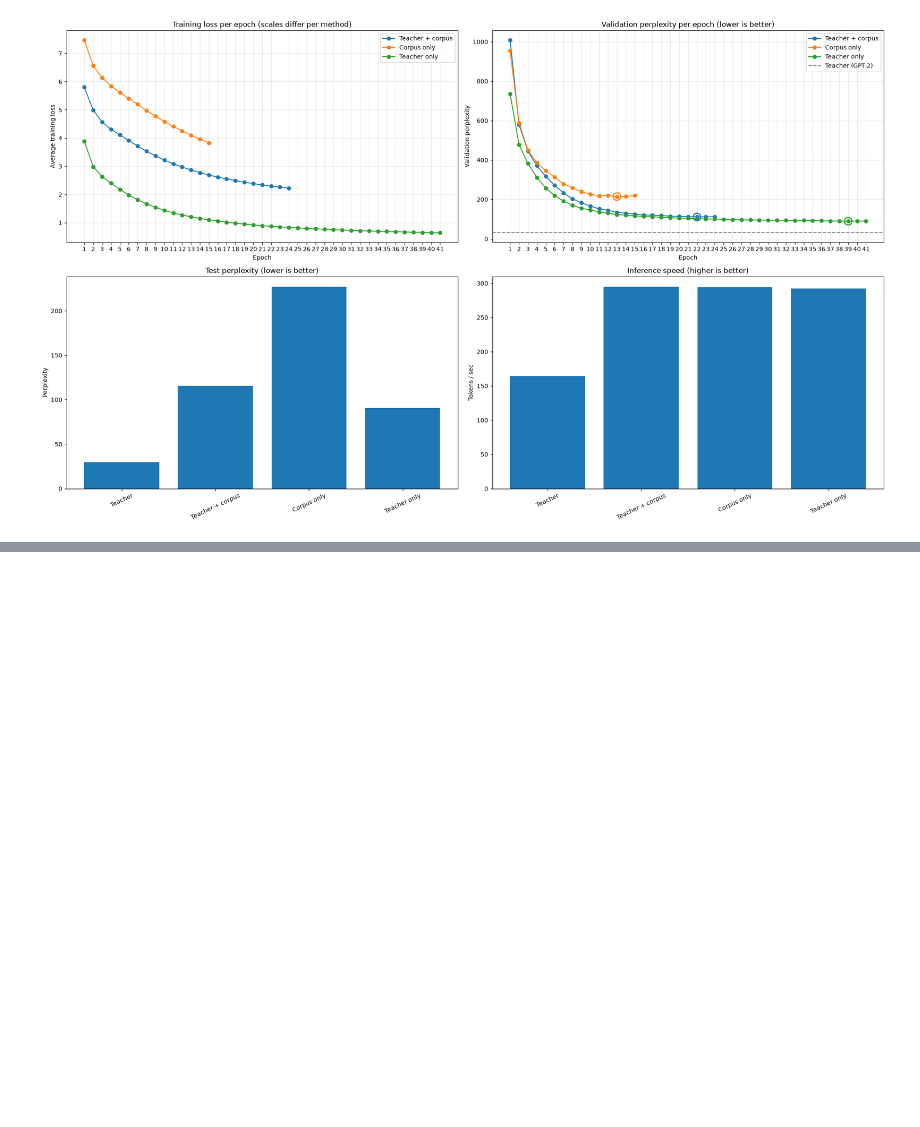
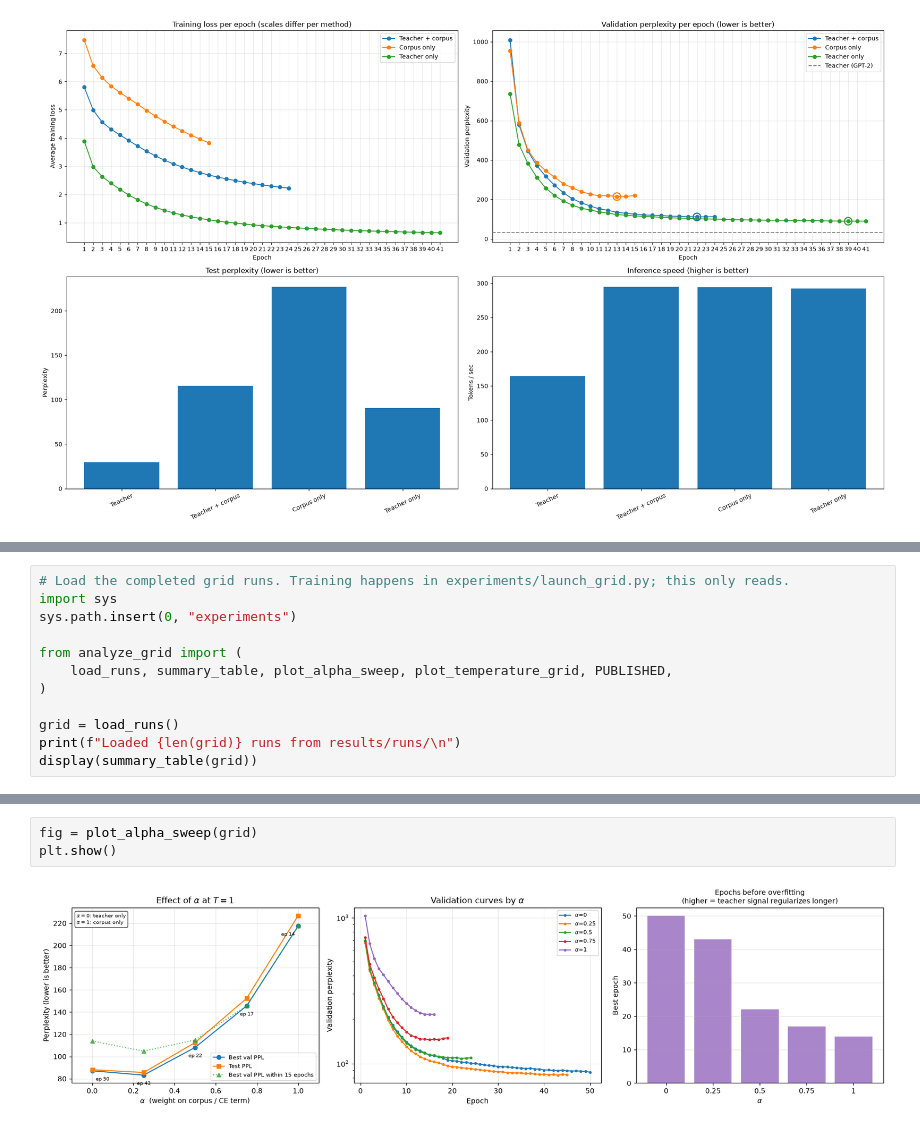
Before and after one commit to Ethanyyc/ECE1508_distillation, a Jupyter notebook: distillation.ipynb, the cells around one changed output, grey strips where cells are left out. Cells and saved outputs as stored; diff of their text form; blank space fills up the shorter version.

```diff
--- a/distillation.ipynb
+++ b/distillation.ipynb
@@ -856,0 +938,12 @@ plt.show()
+# %%
+# Load the completed grid runs. Training happens in experiments/launch_grid.py; this only reads.
+import sys
+sys.path.insert(0, "experiments")
+
+from analyze_grid import (
+    load_runs, summary_table, plot_alpha_sweep, plot_temperature_grid, PUBLISHED,
+)
+
+grid = load_runs()
+print(f"Loaded {len(grid)} runs from results/runs/\n")
+display(summary_table(grid))
@@ -856,0 +972,5 @@ plt.show()
+# %%
+fig = plot_alpha_sweep(grid)
+plt.show()
+# %% [output]
+[figure, added]
```
Also changed, not shown: parts of 10 cells of this notebook, 30 other files.
